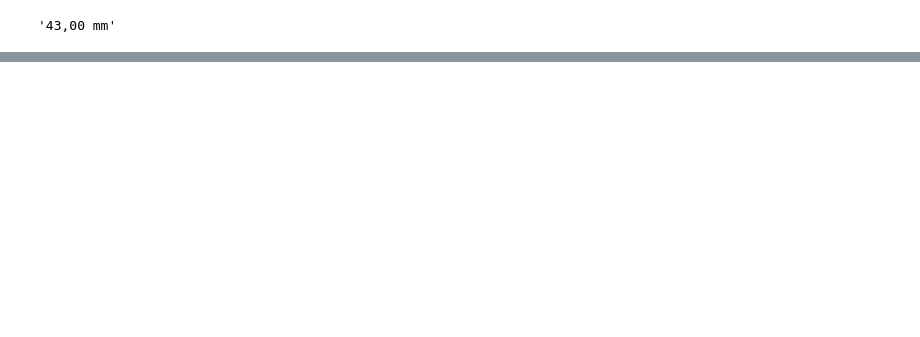
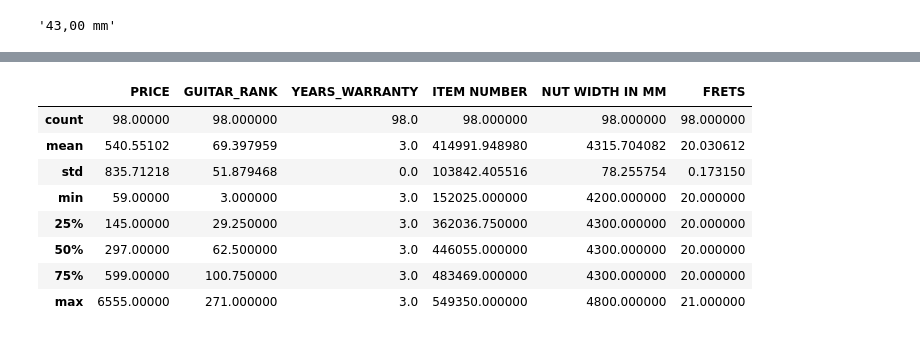
Before and after one commit to Aneesh-Kalita-10617414/Programming_CA1_Python_Data_Acquisition_Preprocessing_Pipeline, a Jupyter notebook: Webscraping.ipynb, the cells around one changed output, grey strips where cells are left out. Drawn from its saved outputs; the diff is of its cells as text; code cells hidden in the pictures; blank space fills up the shorter version.

```diff
--- a/Webscraping.ipynb
+++ b/Webscraping.ipynb
@@ -461,0 +422,12 @@ df['AVAILABLE SINCE']=pd.to_datetime(df['AVAILABLE SINCE'])
+# %%
+df.describe()
+# %% [output]
+|  | PRICE | GUITAR_RANK | YEARS_WARRANTY | ITEM NUMBER | NUT WIDTH IN MM | FRETS |
+| count | 98.00000 | 98.000000 | 98.0 | 98.000000 | 98.000000 | 98.000000 |
+| mean | 540.55102 | 69.397959 | 3.0 | 414991.948980 | 4315.704082 | 20.030612 |
+| std | 835.71218 | 51.879468 | 0.0 | 103842.405516 | 78.255754 | 0.173150 |
+| min | 59.00000 | 3.000000 | 3.0 | 152025.000000 | 4200.000000 | 20.000000 |
+| 25% | 145.00000 | 29.250000 | 3.0 | 362036.750000 | 4300.000000 | 20.000000 |
+| 50% | 297.00000 | 62.500000 | 3.0 | 446055.000000 | 4300.000000 | 20.000000 |
+| 75% | 599.00000 | 100.750000 | 3.0 | 483469.000000 | 4300.000000 | 20.000000 |
+| max | 6555.00000 | 271.000000 | 3.0 | 549350.000000 | 4800.000000 | 21.000000 |
```
Also changed, not shown: parts of 24 cells of this notebook.
